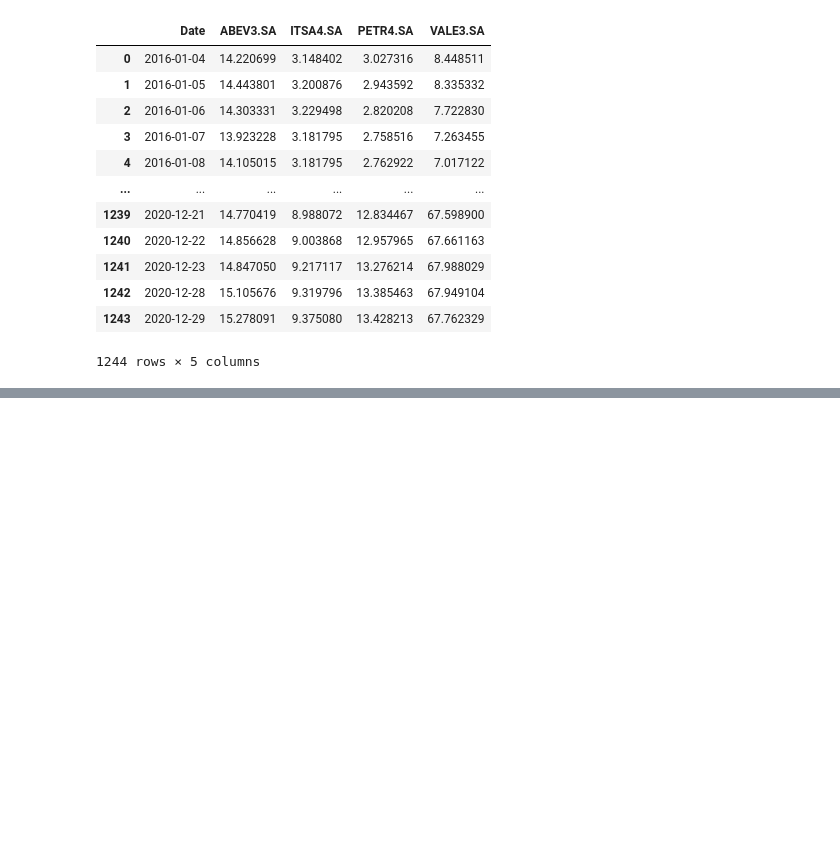
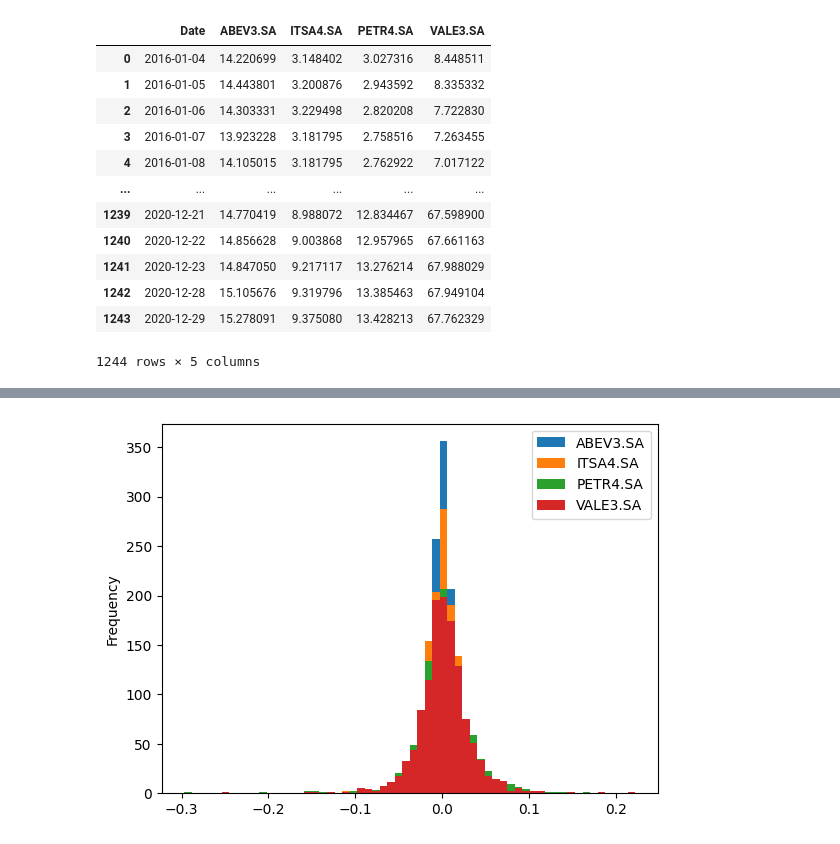
Before and after one commit to robertoricci/Curso-Python-para-Mercado-Financeiro-Trading-com-Dados, a Jupyter notebook: 08-Analise_Quantitativa_Ativos.ipynb, the cells around one changed output, grey strips where cells are left out. Cells and saved outputs as stored; diff of their text form; code cells hidden in the pictures; blank space fills up the shorter version.

```diff
--- a/08-Analise_Quantitativa_Ativos.ipynb
+++ b/08-Analise_Quantitativa_Ativos.ipynb
@@ -488,0 +465,3 @@ ConnectionError: ignored
+# %%
+carteira_precos.index = carteira_precos['Date']
+carteira_precos.drop(columns={'Date'},inplace=True)
@@ -488,0 +487,3 @@ ConnectionError: ignored
+# %%
+retorno_precos = carteira_precos.pct_change()
+retorno_precos
@@ -488,0 +505,4 @@ ConnectionError: ignored
+# %%
+retorno_precos.plot.hist(bins=60);
+# %% [output]
+[figure, added]
```
Also changed, not shown: parts of 37 cells of this notebook.
